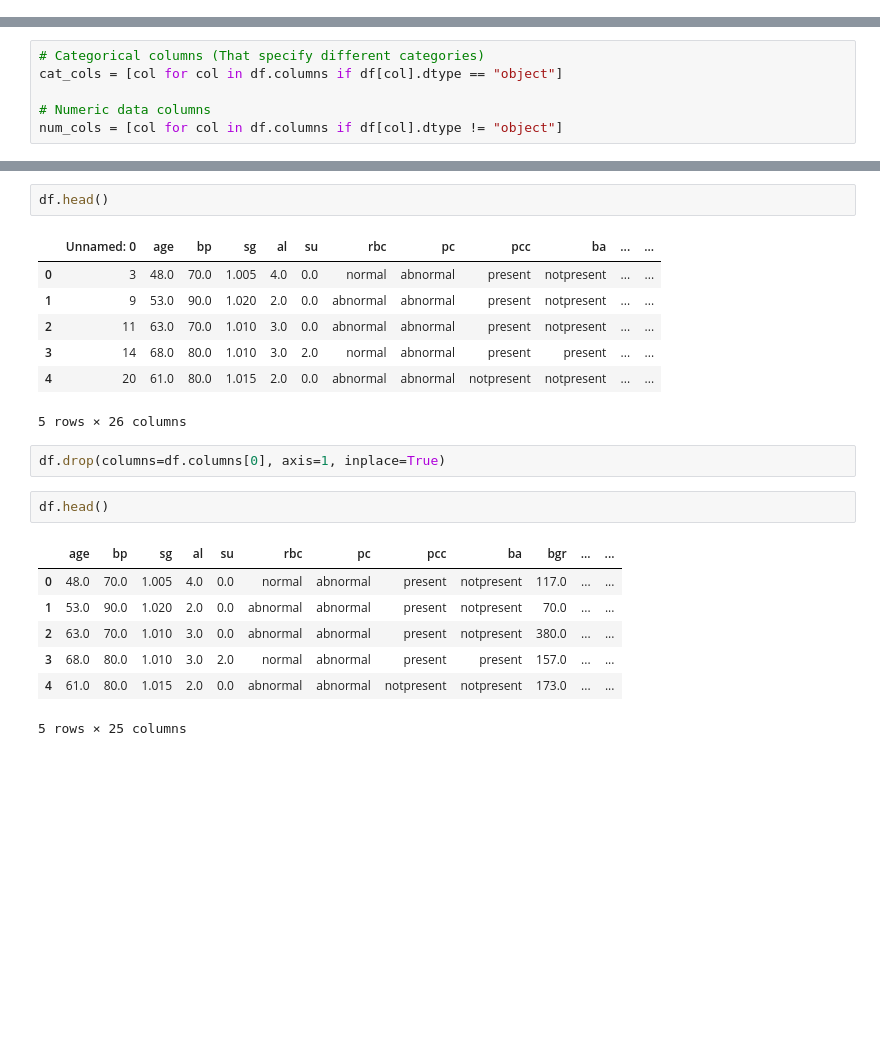
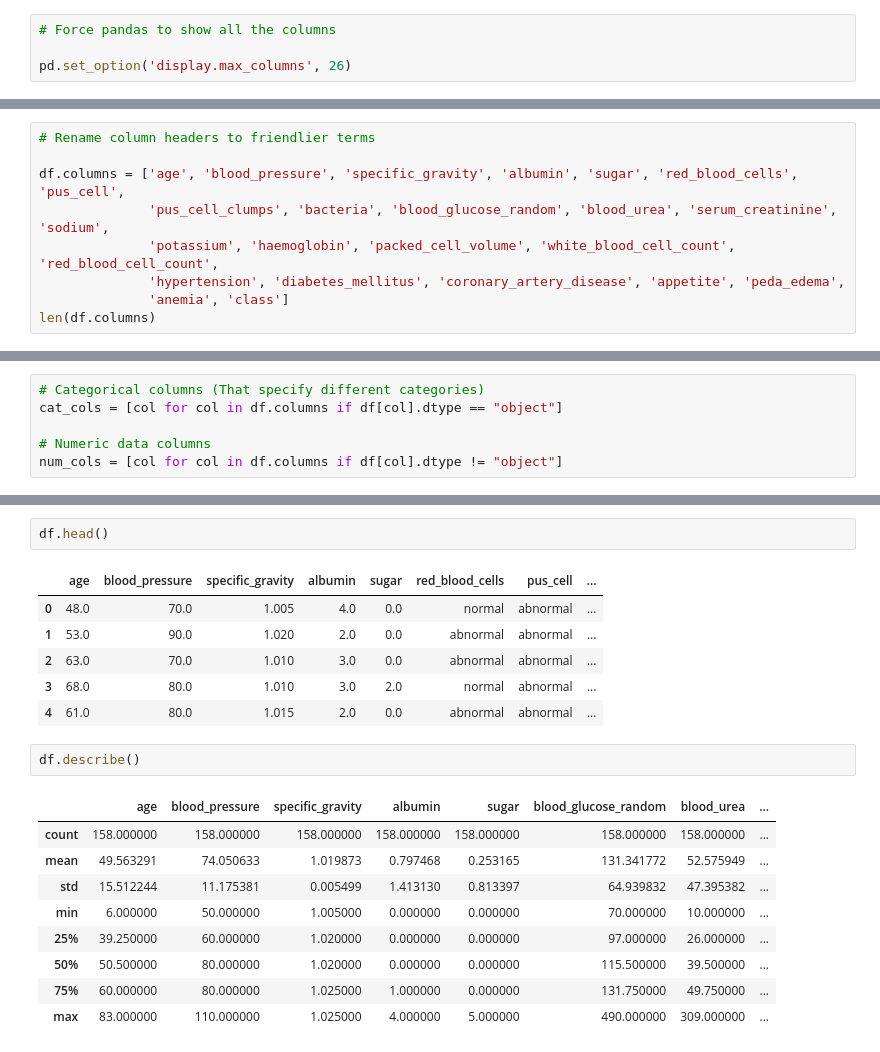
Before and after one commit to cygnus55/Chronic-Kidney-Disease-Prediction-ML, a Jupyter notebook: main.ipynb, the cells around one changed output, grey strips where cells are left out. Drawn from its saved outputs; the diff is of its cells as text; blank space fills up the shorter version.

Commit message:
Add descriptive names to the columns
More descriptive names were given for the dataset columns and the
notebook cells were restructured

```diff
--- a/main.ipynb
+++ b/main.ipynb
@@ -4,6 +4,10 @@
 import numpy as np
 import pandas as pd
 from scipy.io import arff
+# %%
+# Force pandas to show all the columns
+
+pd.set_option('display.max_columns', 26)
 # %%
 df = pd.read_csv('./data/chronic_kidney_disease_cleaned.csv')
 # %%
@@ -28,0 +37,9 @@ memory usage: 32.2+ KB
+# %%
+# Rename column headers to friendlier terms
+
+df.columns = ['age', 'blood_pressure', 'specific_gravity', 'albumin', 'sugar', 'red_blood_cells', 'pus_cell',
+              'pus_cell_clumps', 'bacteria', 'blood_glucose_random', 'blood_urea', 'serum_creatinine', 'sodium',
+              'potassium', 'haemoglobin', 'packed_cell_volume', 'white_blood_cell_count', 'red_blood_cell_count',
+              'hypertension', 'diabetes_mellitus', 'coronary_artery_disease', 'appetite', 'peda_edema',
+              'anemia', 'class']
+len(df.columns)
@@ -126,25 +148,24 @@ dtype: int64
 # %%
 df.head()
 # %% [output]
-|  | Unnamed: 0 | age | bp | sg | al | su | rbc | pc | pcc | ba | ... | ... |
-| 0 | 3 | 48.0 | 70.0 | 1.005 | 4.0 | 0.0 | normal | abnormal | present | notpresent | ... | ... |
-| 1 | 9 | 53.0 | 90.0 | 1.020 | 2.0 | 0.0 | abnormal | abnormal | present | notpresent | ... | ... |
-| 2 | 11 | 63.0 | 70.0 | 1.010 | 3.0 | 0.0 | abnormal | abnormal | present | notpresent | ... | ... |
-| 3 | 14 | 68.0 | 80.0 | 1.010 | 3.0 | 2.0 | normal | abnormal | present | present | ... | ... |
-| 4 | 20 | 61.0 | 80.0 | 1.015 | 2.0 | 0.0 | abnormal | abnormal | notpresent | notpresent | ... | ... |
+|  | age | blood_pressure | specific_gravity | albumin | sugar | red_blood_cells | pus_cell | ... |
+| 0 | 48.0 | 70.0 | 1.005 | 4.0 | 0.0 | normal | abnormal | ... |
+| 1 | 53.0 | 90.0 | 1.020 | 2.0 | 0.0 | abnormal | abnormal | ... |
+| 2 | 63.0 | 70.0 | 1.010 | 3.0 | 0.0 | abnormal | abnormal | ... |
+| 3 | 68.0 | 80.0 | 1.010 | 3.0 | 2.0 | normal | abnormal | ... |
+| 4 | 61.0 | 80.0 | 1.015 | 2.0 | 0.0 | abnormal | abnormal | ... |
-5 rows × 26 columns
-# %%
-df.drop(columns=df.columns[0], axis=1, inplace=True)
 # %%
-df.head()
+df.describe()
 # %% [output]
-|  | age | bp | sg | al | su | rbc | pc | pcc | ba | bgr | ... | ... |
-| 0 | 48.0 | 70.0 | 1.005 | 4.0 | 0.0 | normal | abnormal | present | notpresent | 117.0 | ... | ... |
-| 1 | 53.0 | 90.0 | 1.020 | 2.0 | 0.0 | abnormal | abnormal | present | notpresent | 70.0 | ... | ... |
-| 2 | 63.0 | 70.0 | 1.010 | 3.0 | 0.0 | abnormal | abnormal | present | notpresent | 380.0 | ... | ... |
-| 3 | 68.0 | 80.0 | 1.010 | 3.0 | 2.0 | normal | abnormal | present | present | 157.0 | ... | ... |
-| 4 | 61.0 | 80.0 | 1.015 | 2.0 | 0.0 | abnormal | abnormal | notpresent | notpresent | 173.0 | ... | ... |
+|  | age | blood_pressure | specific_gravity | albumin | sugar | blood_glucose_random | blood_urea | ... |
+| count | 158.000000 | 158.000000 | 158.000000 | 158.000000 | 158.000000 | 158.000000 | 158.000000 | ... |
+| mean | 49.563291 | 74.050633 | 1.019873 | 0.797468 | 0.253165 | 131.341772 | 52.575949 | ... |
+| std | 15.512244 | 11.175381 | 0.005499 | 1.413130 | 0.813397 | 64.939832 | 47.395382 | ... |
+| min | 6.000000 | 50.000000 | 1.005000 | 0.000000 | 0.000000 | 70.000000 | 10.000000 | ... |
+| 25% | 39.250000 | 60.000000 | 1.020000 | 0.000000 | 0.000000 | 97.000000 | 26.000000 | ... |
+| 50% | 50.500000 | 80.000000 | 1.020000 | 0.000000 | 0.000000 | 115.500000 | 39.500000 | ... |
+| 75% | 60.000000 | 80.000000 | 1.025000 | 1.000000 | 0.000000 | 131.750000 | 49.750000 | ... |
+| max | 83.000000 | 110.000000 | 1.025000 | 4.000000 | 5.000000 | 490.000000 | 309.000000 | ... |
-5 rows × 25 columns
 # %%
 df.info()
 # %% [output]
```
Also changed, not shown: parts of 12 cells of this notebook, 1 other file.
